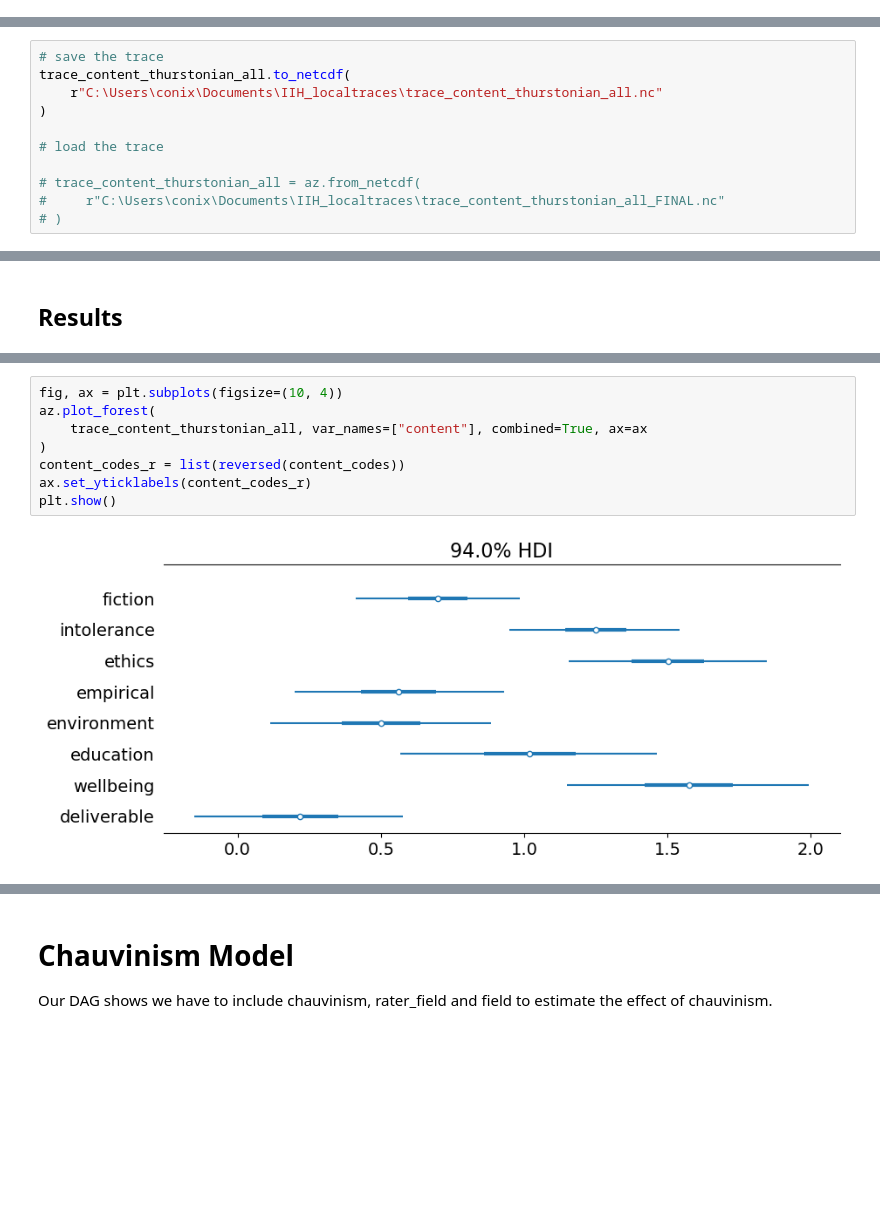
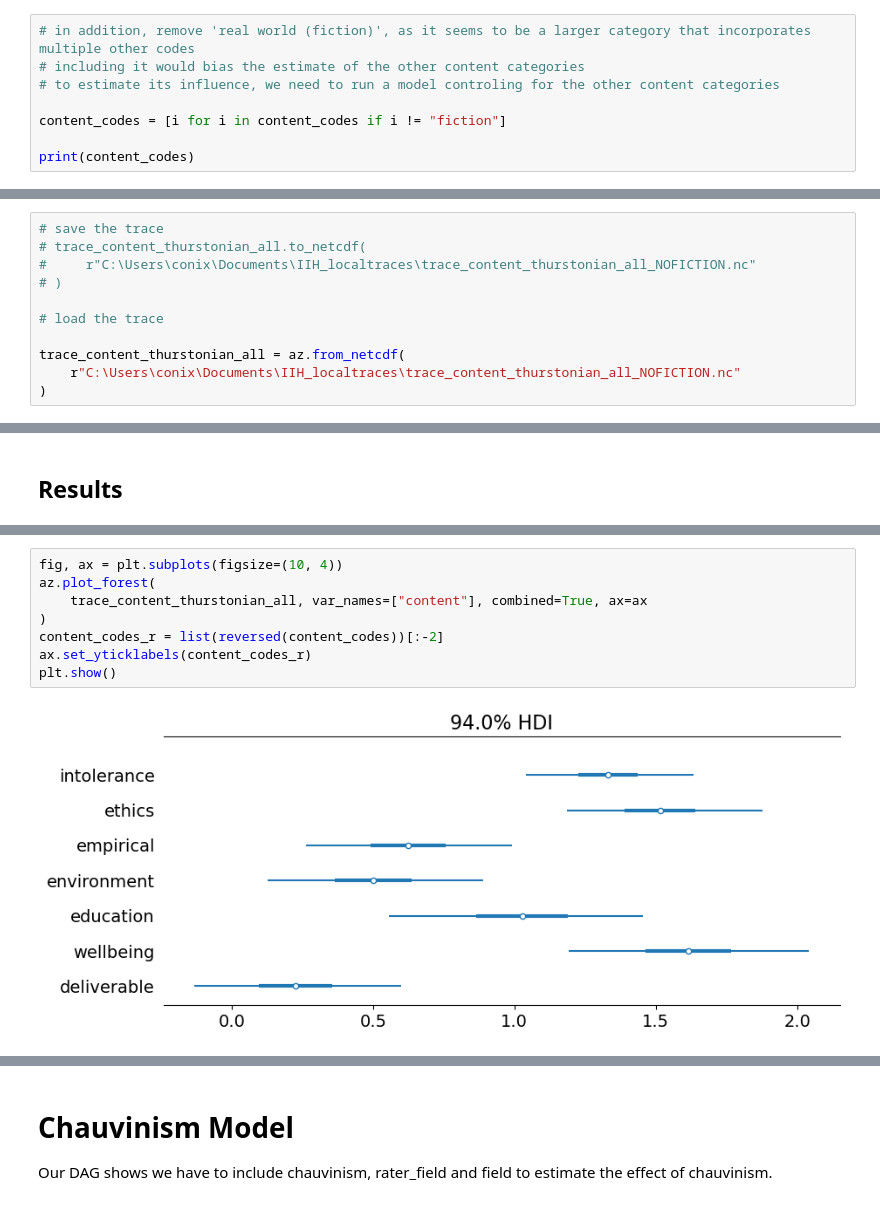
Before and after one commit to stijncon/IIH, a Jupyter notebook: IIH_InferentialStatistics_MainModels.ipynb, the cells around one changed output, grey strips where cells are left out. Cells and saved outputs as stored; diff of their text form; blank space fills up the shorter version.

Commit message:
run extra checks and do real world model plus figure changes

```diff
--- a/IIH_InferentialStatistics_MainModels.ipynb
+++ b/IIH_InferentialStatistics_MainModels.ipynb
@@ -455,0 +563,8 @@ content_codes = [i for i in content_codes if i != "present"]
+# %%
+# in addition, remove 'real world (fiction)', as it seems to be a larger category that incorporates multiple other codes
+# including it would bias the estimate of the other content categories
+# to estimate its influence, we need to run a model controling for the other content categories
+
+content_codes = [i for i in content_codes if i != "fiction"]
+
+print(content_codes)
@@ -726,11 +843,11 @@ Sampling 4 chains for 1_500 tune and 10_000 draw iterations (6_000 + 40_000 draw
 # %%
 # save the trace
-trace_content_thurstonian_all.to_netcdf(
-    r"C:\Users\conix\Documents\IIH_localtraces\trace_content_thurstonian_all.nc"
-)
+# trace_content_thurstonian_all.to_netcdf(
+#     r"C:\Users\conix\Documents\IIH_localtraces\trace_content_thurstonian_all_NOFICTION.nc"
+# )
 
 # load the trace
 
-# trace_content_thurstonian_all = az.from_netcdf(
-#     r"C:\Users\conix\Documents\IIH_localtraces\trace_content_thurstonian_all_FINAL.nc"
-# )
+trace_content_thurstonian_all = az.from_netcdf(
+    r"C:\Users\conix\Documents\IIH_localtraces\trace_content_thurstonian_all_NOFICTION.nc"
+)
@@ -813,10 +926,10 @@ summary
 # %%
 fig, ax = plt.subplots(figsize=(10, 4))
 az.plot_forest(
     trace_content_thurstonian_all, var_names=["content"], combined=True, ax=ax
 )
-content_codes_r = list(reversed(content_codes))
+content_codes_r = list(reversed(content_codes))[:-2]
 ax.set_yticklabels(content_codes_r)
 plt.show()
 # %% [output]
-[figure, old version]
+[figure, new version]
```
Also changed, not shown: parts of 19 cells of this notebook, 1 other file.
